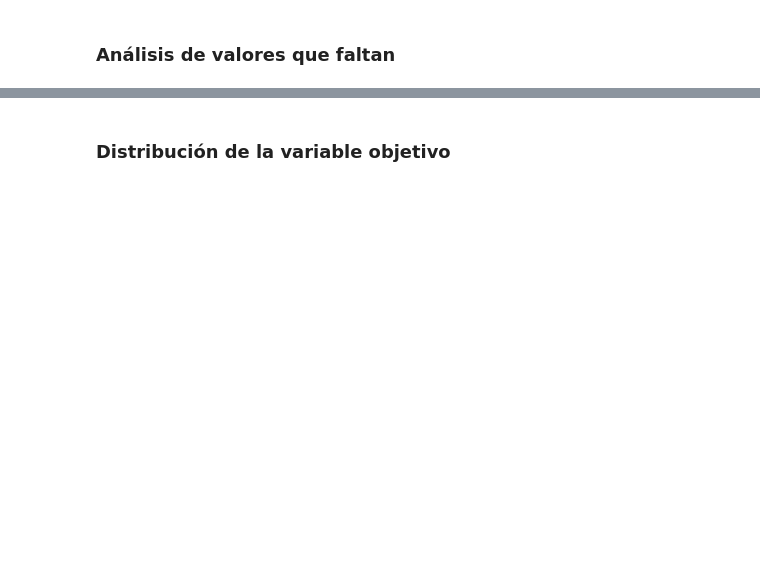
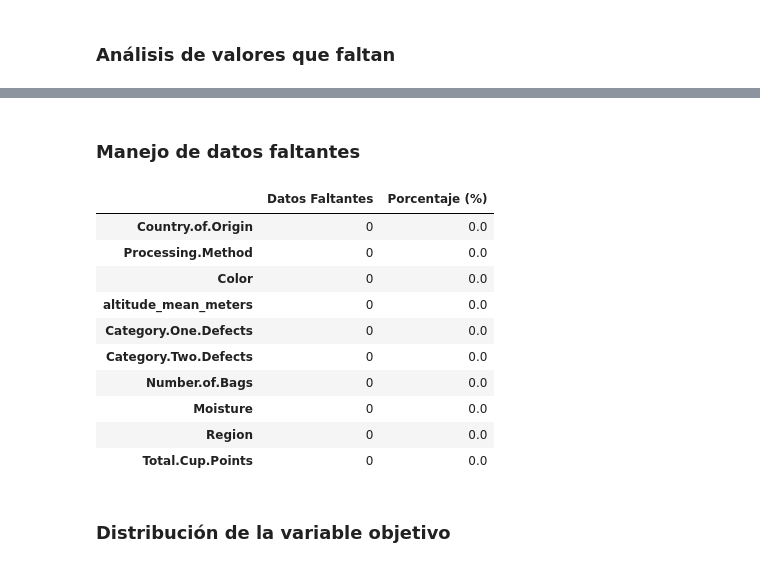
Before and after one commit to GuillermoUribe03/Coffee-Quality-Project, a Jupyter notebook: Final_modelos.ipynb, the cells around one changed output, grey strips where cells are left out. Cells and saved outputs as stored; diff of their text form; code cells hidden in the pictures; blank space fills up the shorter version.

```diff
--- a/Final_modelos.ipynb
+++ b/Final_modelos.ipynb
@@ -91,3 +93,48 @@ altitude_mean_meters        227        17.32
+# %% [markdown]
+### Manejo de datos faltantes
+# %%
+import pandas as pd
+
+# Imputar la altitud usando la mediana especifica de cada pais
+df['altitude_mean_meters'] = df.groupby('Country.of.Origin')['altitude_mean_meters'].transform(lambda x: x.fillna(x.median()))
+
+# Aplicar la mediana global como respaldo por si un pais tiene todos sus registros de altitud nulos
+mediana_global = df['altitude_mean_meters'].median()
+df['altitude_mean_meters'] = df['altitude_mean_meters'].fillna(mediana_global)
+
+# Eliminar las filas donde la variable de la region sea nula
+df = df.dropna(subset=['Region'])
+
+# Rellenar nulos de variables categoricas con la etiqueta 'Desconocido'
+columnas_categoricas = ['Color', 'Processing.Method']
+df[columnas_categoricas] = df[columnas_categoricas].fillna('Desconocido')
+
+# Crear la tabla resumen de datos faltantes para confirmar limpieza total
+conteo_nulos = df.isna().sum()
+porcentaje_nulos = (conteo_nulos / len(df)) * 100
+
+tabla_resumen = pd.DataFrame({
+    'Datos Faltantes': conteo_nulos,
+    'Porcentaje (%)': porcentaje_nulos
+})
+
+# Redondear el porcentaje a dos decimales
+tabla_resumen['Porcentaje (%)'] = tabla_resumen['Porcentaje (%)'].round(2)
+
+# Mostrar la tabla estructurada
+display(tabla_resumen)
+# %% [output]
+|  | Datos Faltantes | Porcentaje (%) |
+| Country.of.Origin | 0 | 0.0 |
+| Processing.Method | 0 | 0.0 |
+| Color | 0 | 0.0 |
+| altitude_mean_meters | 0 | 0.0 |
+| Category.One.Defects | 0 | 0.0 |
+| Category.Two.Defects | 0 | 0.0 |
+| Number.of.Bags | 0 | 0.0 |
+| Moisture | 0 | 0.0 |
+| Region | 0 | 0.0 |
+| Total.Cup.Points | 0 | 0.0 |
 # %% [markdown]
 ### Distribución de la variable objetivo
 # %%
```
Also changed, not shown: parts of 29 cells of this notebook.
